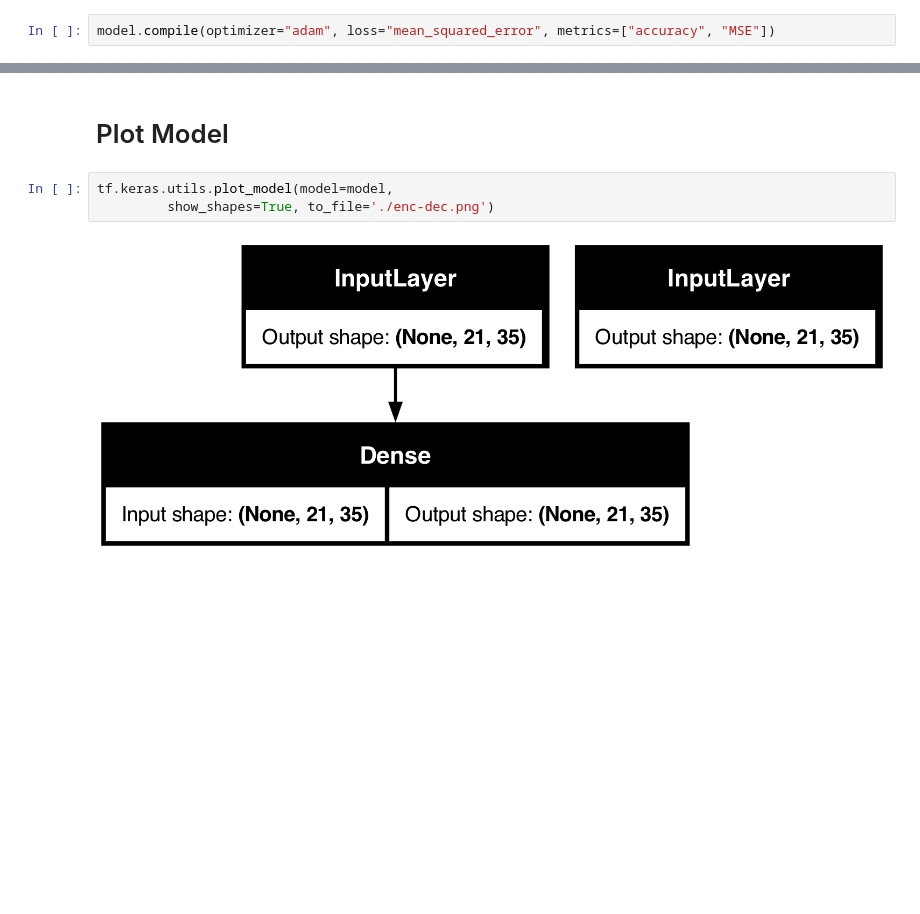
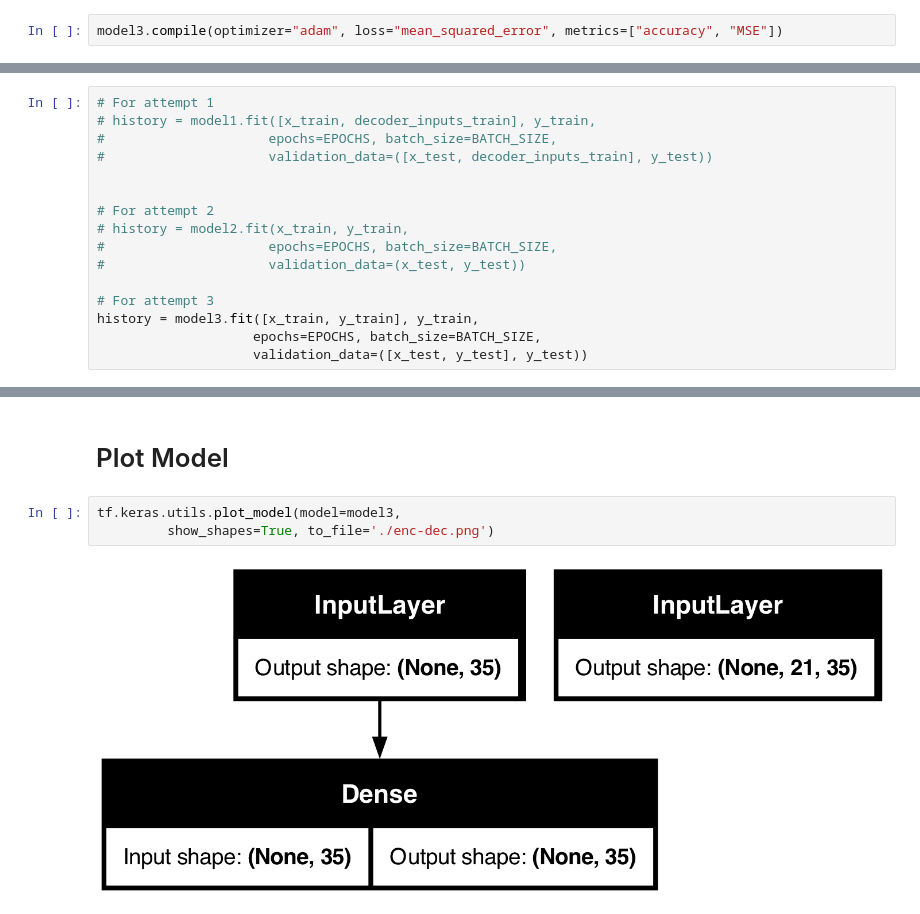
Before and after one commit to tuckert23/ds6050-final-project, a Jupyter notebook: models/enc-dec/enc_dec.ipynb, the cells around one changed output, grey strips where cells are left out. Drawn from its saved outputs; the diff is of its cells as text; blank space fills up the shorter version.

Commit message:
multiple models

```diff
--- a/models/enc-dec/enc_dec.ipynb
+++ b/models/enc-dec/enc_dec.ipynb
@@ -167,3 +186,3 @@ model = Model([encoder_inputs, decoder_inputs], decoder_outputs)
 # %%
-model.compile(optimizer="adam", loss="mean_squared_error", metrics=["accuracy", "MSE"])
+model3.compile(optimizer="adam", loss="mean_squared_error", metrics=["accuracy", "MSE"])
 # %%
@@ -219,0 +216,16 @@ Epoch 20/20
+# %%
+# For attempt 1
+# history = model1.fit([x_train, decoder_inputs_train], y_train,
+#                     epochs=EPOCHS, batch_size=BATCH_SIZE,
+#                     validation_data=([x_test, decoder_inputs_train], y_test))
+
+
+# For attempt 2
+# history = model2.fit(x_train, y_train,
+#                     epochs=EPOCHS, batch_size=BATCH_SIZE,
+#                     validation_data=(x_test, y_test))
+
+# For attempt 3
+history = model3.fit([x_train, y_train], y_train,
+                    epochs=EPOCHS, batch_size=BATCH_SIZE,
+                    validation_data=([x_test, y_test], y_test))
@@ -226,7 +257,7 @@ results = model.evaluate([x_test, decoder_inputs_test], y_test, batch_size=128)
 # %% [markdown]
 # Plot Model
 # %%
-tf.keras.utils.plot_model(model=model,
+tf.keras.utils.plot_model(model=model3,
          show_shapes=True, to_file='./enc-dec.png')
 # %% [output]
-[figure, old version]
+[figure, new version]
```
Also changed, not shown: parts of 22 cells of this notebook, 2 other files.
